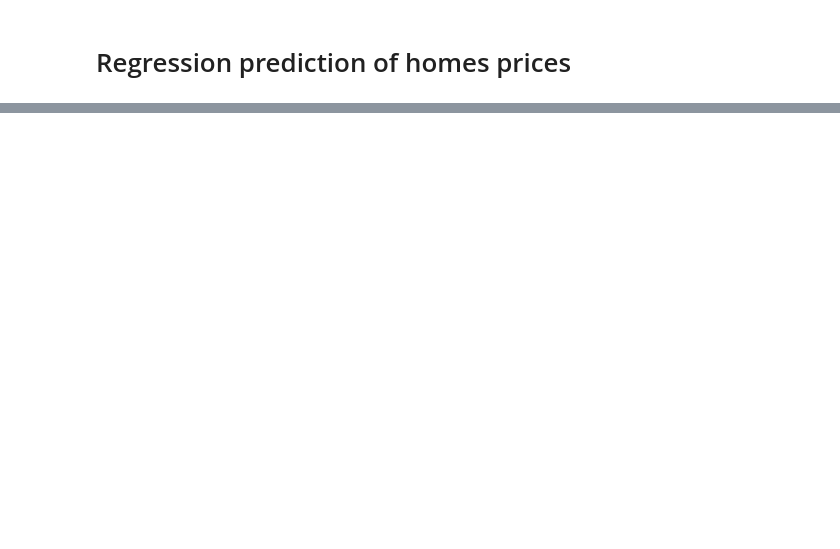
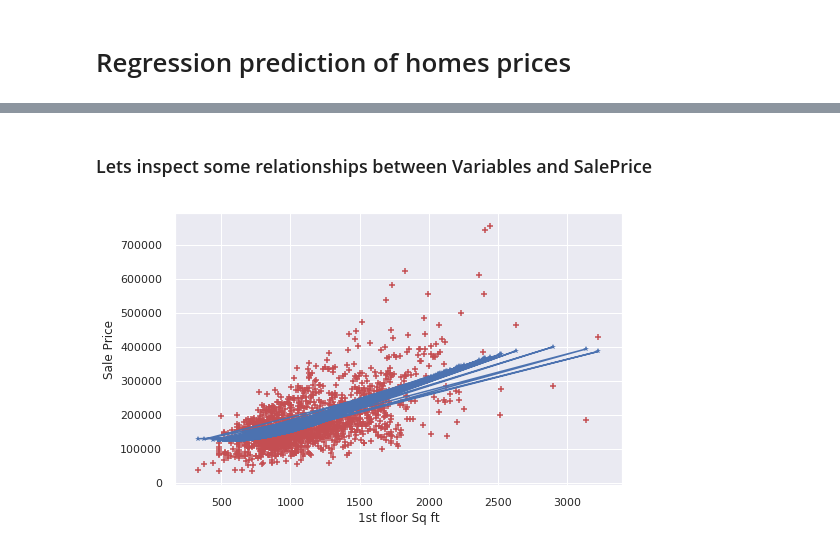
Before and after one commit to smdalton/dse200x, a Jupyter notebook: Projects/Final Project.ipynb, the cells around one changed output, grey strips where cells are left out. Saved outputs shown, nothing was run; the diff lists cells and outputs as text; code cells hidden in the pictures; blank space fills up the shorter version.

```diff
--- a/Projects/Final Project.ipynb
+++ b/Projects/Final Project.ipynb
@@ -59,0 +88,18 @@ sns.heatmap(corrmat, vmax=.9)
+# %% [markdown]
+### Lets inspect some relationships between Variables and SalePrice
+# %%
+def plot_with_trend(x,y,title=None):
+    z=np.polyfit(x,y,3)
+    p = np.poly1d(z)
+    plt.figure(figsize=(8,5))
+    plt.xlabel("1st floor Sq ft")
+    plt.ylabel("Sale Price")
+    plt.plot( x, p(x), marker='*')
+    plt.scatter(x, y, c='r', marker='+')
+# %%
+x = train['1stFlrSF']
+y = train.SalePrice
+plot_with_trend(train['1stFlrSF'], train.SalePrice, title="Looking for Outliers")
+df_slice = train.copy(deep=True)
+# %% [output]
+[figure, added]
```
Also changed, not shown: parts of 57 cells of this notebook, 27 other files.
